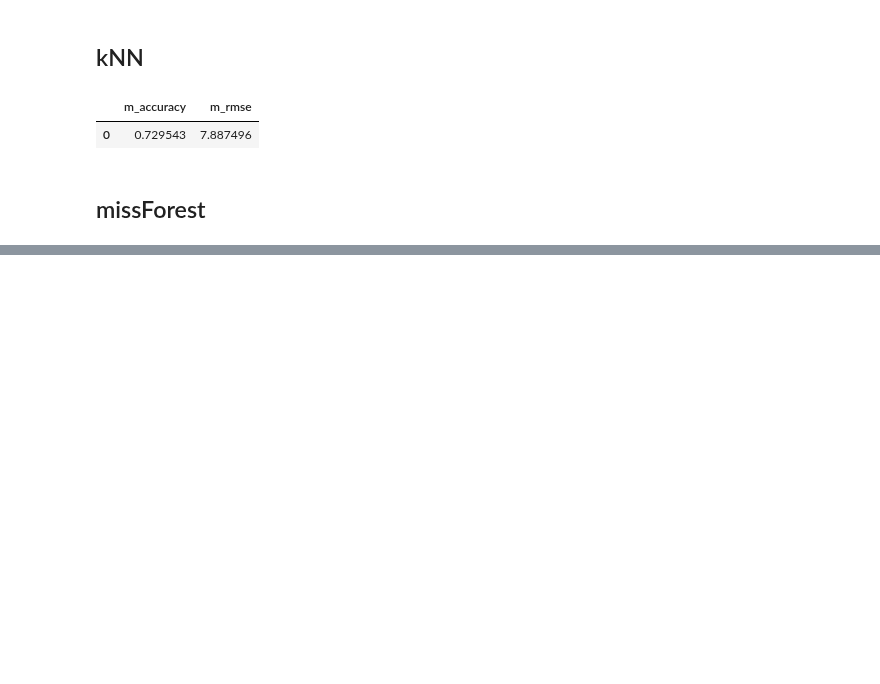
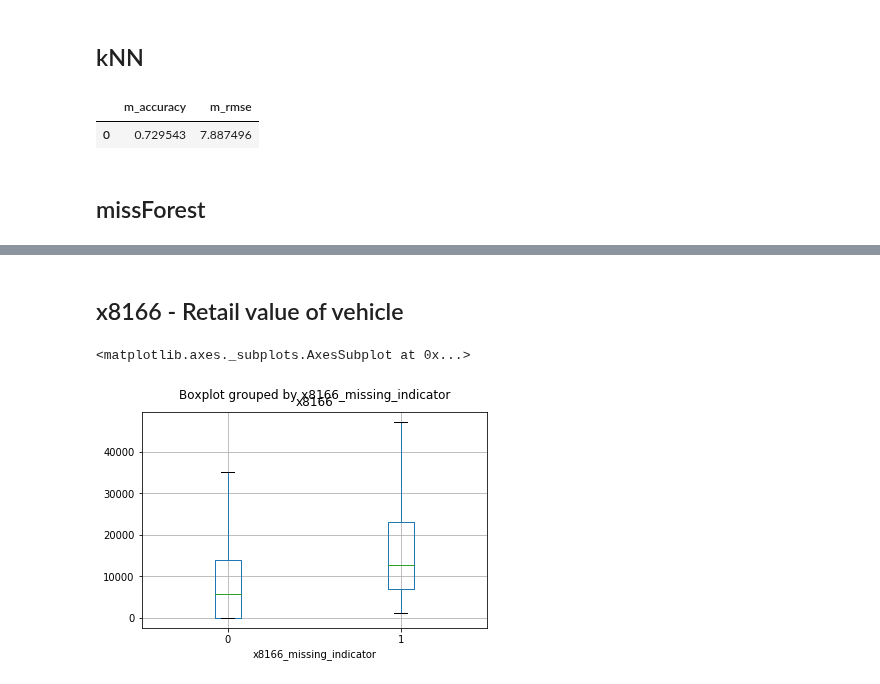
Before and after one commit to TavoloPerUno/scf_impute, a Jupyter notebook: Missing Patterns.ipynb, the cells around one changed output, grey strips where cells are left out. Saved outputs shown, nothing was run; the diff lists cells and outputs as text; code cells hidden in the pictures; blank space fills up the shorter version.

```diff
--- a/Missing Patterns.ipynb
+++ b/Missing Patterns.ipynb
@@ -115,0 +130,7 @@ pd.DataFrame({'m_rmse': mean_squared_error(y_num['actual'], y_num['imputed']),
+# %% [markdown]
+## x8166 - Retail value of vehicle
+# %%
+df_full_data[df_full_data['x8166'].notnull()].boxplot(column='x8166', by='x8166_missing_indicator', showfliers=False)
+# %% [output]
+<matplotlib.axes._subplots.AxesSubplot at 0x...>
+[figure, added]
```
Also changed, not shown: parts of 30 cells of this notebook, 1 other file.
